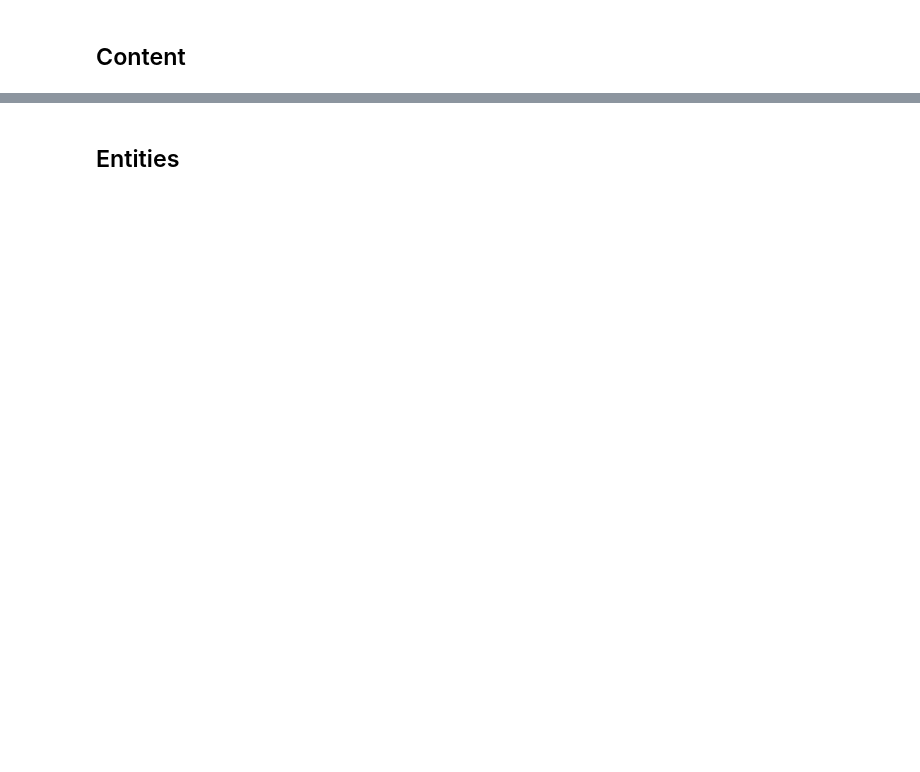
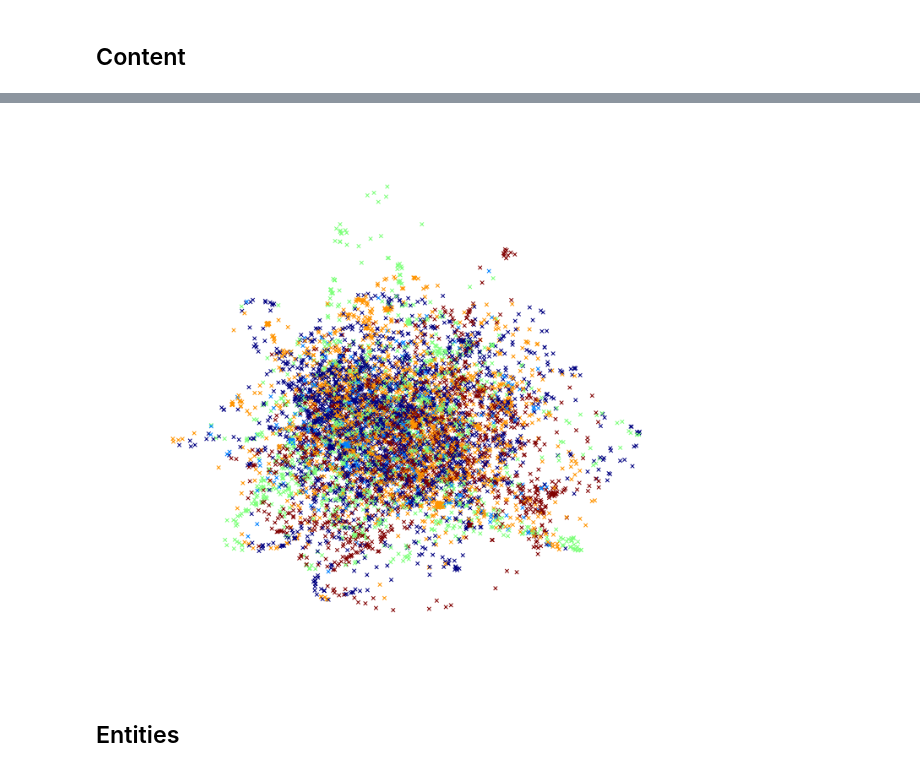
Before and after one commit to densekernel/EDEN, a Jupyter notebook: notebooks/4. Clustering.ipynb, the cells around one changed output, grey strips where cells are left out. Drawn from its saved outputs; the diff is of its cells as text; code cells hidden in the pictures; blank space fills up the shorter version.

```diff
--- a/notebooks/4. Clustering.ipynb
+++ b/notebooks/4. Clustering.ipynb
@@ -91,5 +115,5 @@ def reduce_and_plot_clusters(X, model, labels):
 # %%
-[model_content, clusters_content] = kmeans_cluster(X_content, g_name, num_clusters=5)
+model_content = kmeans_cluster(X_content, g_name, num_clusters=20, cust_str='cont_10')
 # %%
 print_cluster_terms(model_content, terms_content)
 # %% [output]
@@ -113,5 +143,7 @@ plot_cluster_counts(model_content)
 # %%
-reduce_and_plot_clusters(X_content, model_content, clusters_content)
+reduce_and_plot_clusters(X_content, model_content)
+# %% [output]
+[figure, added]
 # %% [markdown]
 ## Entities
 # %%
```
Also changed, not shown: parts of 20 cells of this notebook, 21 other files.
